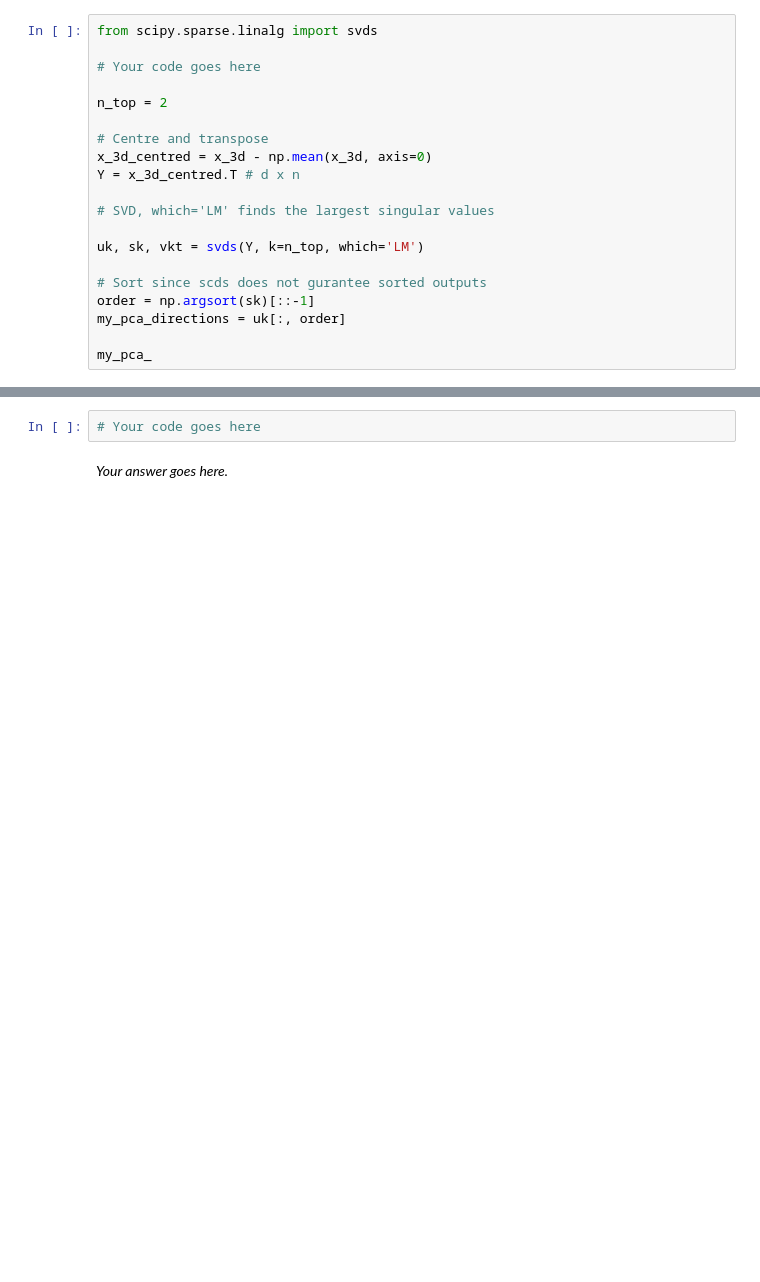
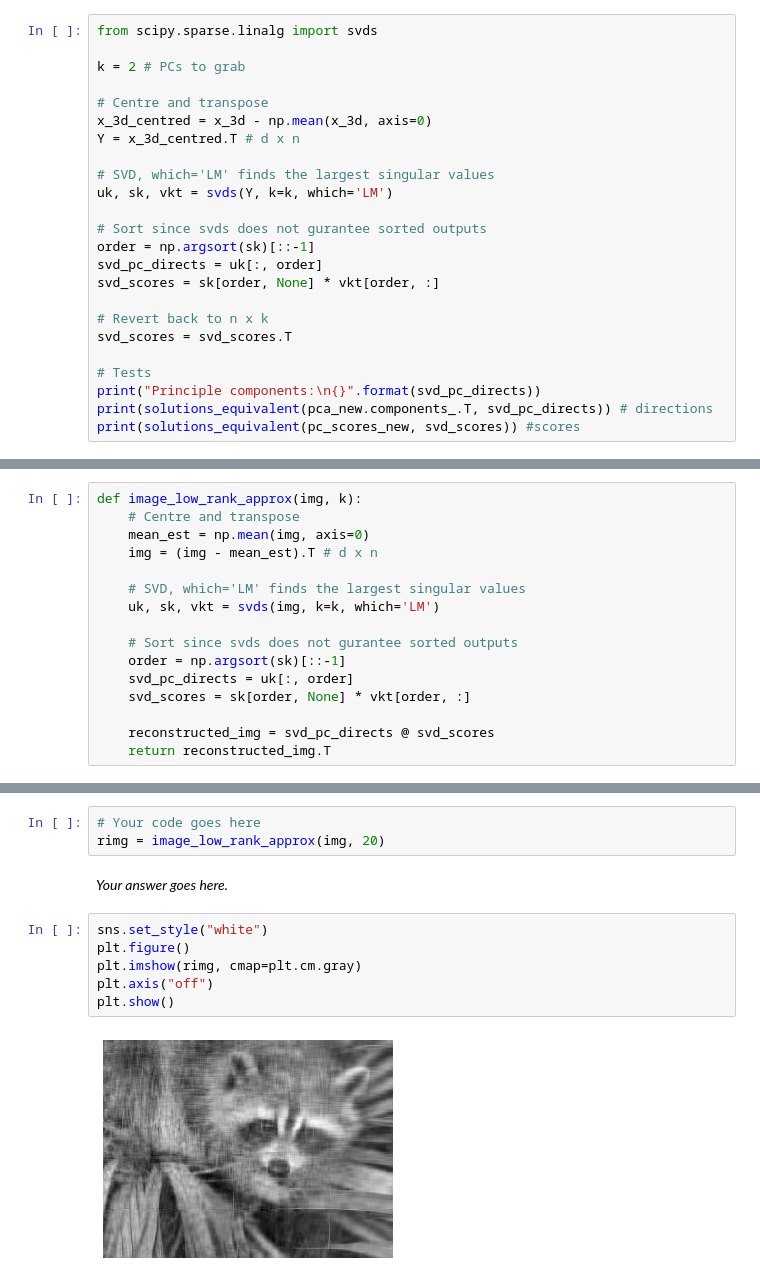
Before and after one commit to c-abbott/dme-2021, a Jupyter notebook: w2/02_Lab_2_Principal_component_analysis.ipynb, the cells around one changed output, grey strips where cells are left out. Drawn from its saved outputs; the diff is of its cells as text; blank space fills up the shorter version.

Commit message:
Image compression alg complete :camera_flash:

```diff
--- a/w2/02_Lab_2_Principal_component_analysis.ipynb
+++ b/w2/02_Lab_2_Principal_component_analysis.ipynb
@@ -561,20 +561,24 @@ Compare the computed PC directions and scores to the ones obtained with scikit-l
 # %%
 from scipy.sparse.linalg import svds
 
-# Your code goes here
-
-n_top = 2
+k = 2 # PCs to grab
 
 # Centre and transpose
 x_3d_centred = x_3d - np.mean(x_3d, axis=0)
 Y = x_3d_centred.T # d x n
 
 # SVD, which='LM' finds the largest singular values
+uk, sk, vkt = svds(Y, k=k, which='LM')
 
-uk, sk, vkt = svds(Y, k=n_top, which='LM')
+# Sort since svds does not gurantee sorted outputs
+order = np.argsort(sk)[::-1]
+svd_pc_directs = uk[:, order]
+svd_scores = sk[order, None] * vkt[order, :]
 
-# Sort since scds does not gurantee sorted outputs
-order = np.argsort(sk)[::-1]
-my_pca_directions = uk[:, order]
+# Revert back to n x k
+svd_scores = svd_scores.T
 
-my_pca_
+# Tests
+print("Principle components:\n{}".format(svd_pc_directs))
+print(solutions_equivalent(pca_new.components_.T, svd_pc_directs)) # directions
+print(solutions_equivalent(pc_scores_new, svd_scores)) #scores
@@ -613,7 +622,32 @@ Write a function image_low_rank_approx() that takes as input an image (i.e. 2-di
+# %%
+def image_low_rank_approx(img, k):
+    # Centre and transpose
+    mean_est = np.mean(img, axis=0)
+    img = (img - mean_est).T # d x n
+
+    # SVD, which='LM' finds the largest singular values
+    uk, sk, vkt = svds(img, k=k, which='LM')
+
+    # Sort since svds does not gurantee sorted outputs
+    order = np.argsort(sk)[::-1]
+    svd_pc_directs = uk[:, order]
+    svd_scores = sk[order, None] * vkt[order, :]
+
+    reconstructed_img = svd_pc_directs @ svd_scores
+    return reconstructed_img.T
 # %% [markdown]
 ## Question 9 [optional]
 Perform a low-rank approximation of the image stored in img by using a varying number of ranks (i.e. from 1 to 500) and visualise the approximation. How many components do you roughly need to obtain a qualitatively decent approximation?
 # %%
 # Your code goes here
+rimg = image_low_rank_approx(img, 20)
 # %% [markdown]
 *Your answer goes here.*
+# %%
+sns.set_style("white")
+plt.figure()
+plt.imshow(rimg, cmap=plt.cm.gray)
+plt.axis("off")
+plt.show()
+# %% [output]
+[figure, added]
```
Also changed, not shown: parts of 2 cells of this notebook.
